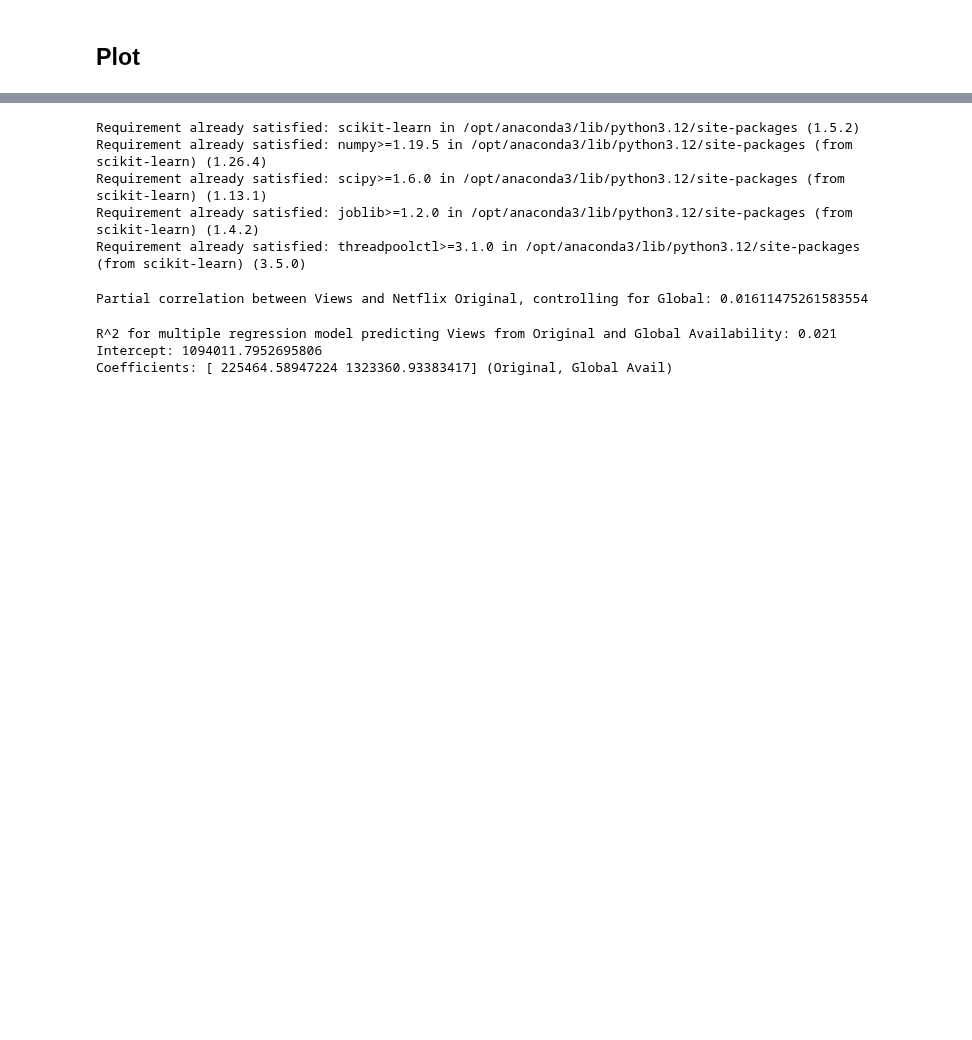
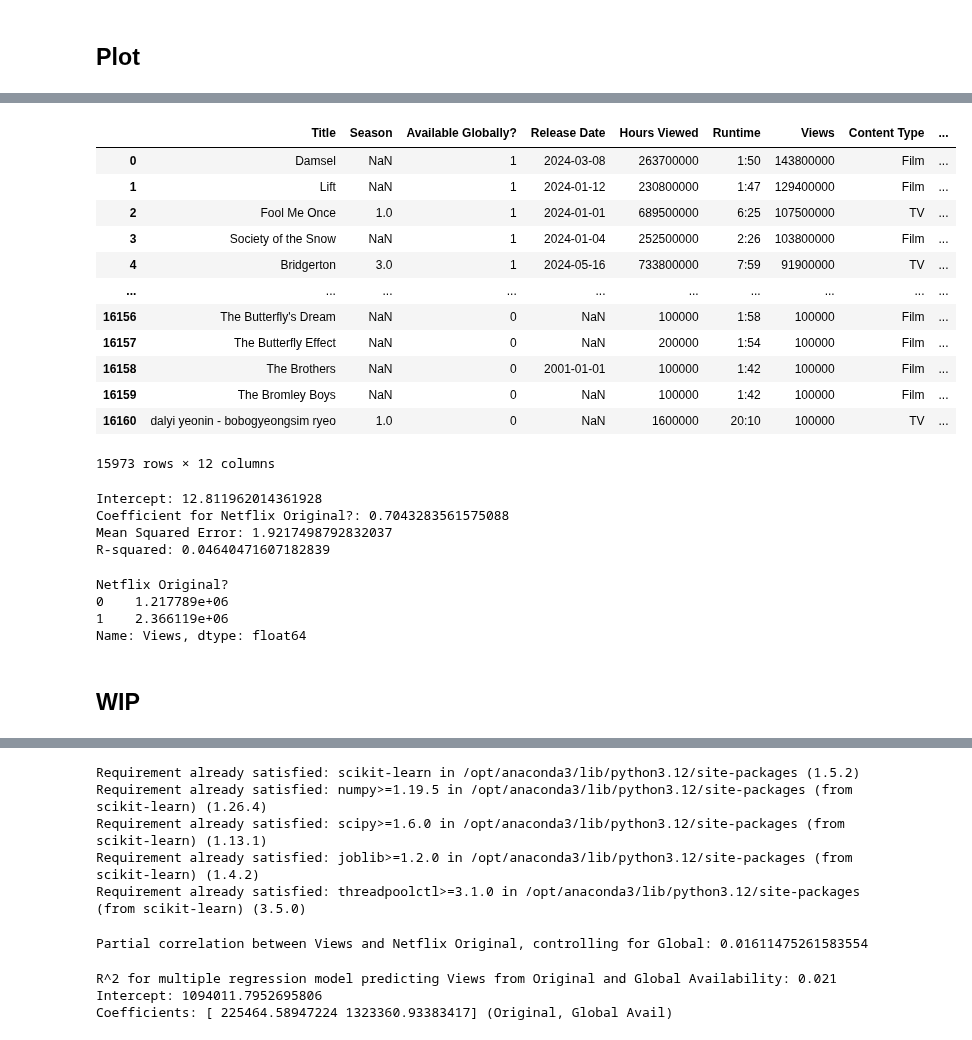
Before and after one commit to dtuesta1/Netflix-Engagement-Report, a Jupyter notebook: Exploratory Data Analysis.ipynb, the cells around one changed output, grey strips where cells are left out. Saved outputs shown, nothing was run; the diff lists cells and outputs as text; code cells hidden in the pictures; blank space fills up the shorter version.

```diff
--- a/Exploratory Data Analysis.ipynb
+++ b/Exploratory Data Analysis.ipynb
@@ -148,3 +145,75 @@ netflix_data
+# %%
+# Convert columns to binary
+netflix_data['Netflix Original?'] = netflix_data['Netflix Original?'].apply(lambda x: 1 if x == 'Yes' else 0)
+netflix_data['Available Globally?'] = netflix_data['Available Globally?'].apply(lambda x: 1 if x == 'Yes' else 0)
+
+# Convert 'Runtime' to minutes
+def convert_runtime(runtime):
+    try:
+        if pd.isna(runtime):
+            return None
+        hours, minutes = map(int, runtime.split(':'))  # Split and convert to integers
+        return hours * 60 + minutes
+    except (ValueError, AttributeError):  # cases where runtime is invalid
+        return None
+
+netflix_data['Runtime (Minutes)'] = netflix_data['Runtime'].apply(convert_runtime)
+
+# Drop rows with missing values in selected columns
+netflix_df_cleaned = netflix_data.dropna(subset=['Hours Viewed', 'Views', 'Runtime (Minutes)'])
+
+netflix_df_cleaned
+# %% [output]
+|  | Title | Season | Available Globally? | Release Date | Hours Viewed | Runtime | Views | Content Type | ... |
+| 0 | Damsel | NaN | 1 | 2024-03-08 | 263700000 | 1:50 | 143800000 | Film | ... |
+| 1 | Lift | NaN | 1 | 2024-01-12 | 230800000 | 1:47 | 129400000 | Film | ... |
+| 2 | Fool Me Once | 1.0 | 1 | 2024-01-01 | 689500000 | 6:25 | 107500000 | TV | ... |
+| 3 | Society of the Snow | NaN | 1 | 2024-01-04 | 252500000 | 2:26 | 103800000 | Film | ... |
+| 4 | Bridgerton | 3.0 | 1 | 2024-05-16 | 733800000 | 7:59 | 91900000 | TV | ... |
+| ... | ... | ... | ... | ... | ... | ... | ... | ... | ... |
+| 16156 | The Butterfly's Dream | NaN | 0 | NaN | 100000 | 1:58 | 100000 | Film | ... |
+| 16157 | The Butterfly Effect | NaN | 0 | NaN | 200000 | 1:54 | 100000 | Film | ... |
+| 16158 | The Brothers | NaN | 0 | 2001-01-01 | 100000 | 1:42 | 100000 | Film | ... |
+| 16159 | The Bromley Boys | NaN | 0 | NaN | 100000 | 1:42 | 100000 | Film | ... |
+| 16160 | dalyi yeonin - bobogyeongsim ryeo | 1.0 | 0 | NaN | 1600000 | 20:10 | 100000 | TV | ... |
+15973 rows × 12 columns
+# %%
+netflix_df_cleaned.loc[:, 'Log Views'] = np.log1p(netflix_df_cleaned['Views'])
+
+# Define variables
+X = netflix_df_cleaned[['Netflix Original?']]
+y = netflix_df_cleaned['Log Views']
+
+# Train-test split
+X_train, X_test, y_train, y_test = train_test_split(X, y, test_size=0.2, random_state=42)
+
+# Train the regression model
+reg = LinearRegression()
+reg.fit(X_train, y_train)
+
+# Predictions
+y_pred = reg.predict(X_test)
+
+# Model insights
+print("Intercept:", reg.intercept_)
+print("Coefficient for Netflix Original?:", reg.coef_[0])
+print("Mean Squared Error:", mean_squared_error(y_test, y_pred))
+print("R-squared:", r2_score(y_test, y_pred))
+# %% [output]
+Intercept: 12.811962014361928
+Coefficient for Netflix Original?: 0.7043283561575088
+Mean Squared Error: 1.9217498792832037
+R-squared: 0.04640471607182839
+# %%
+avg_views = netflix_df_cleaned.groupby('Netflix Original?')['Views'].mean()
+print(avg_views)
+# %% [output]
+Netflix Original?
+0    1.217789e+06
+1    2.366119e+06
+Name: Views, dtype: float64
+# %% [markdown]
+## WIP
 # %%
 correlation_education_income = netflix_data['Views'].corr(netflix_data['Binary Original'])
 print(f'Correlation between Views and Netflix Original: {correlation_education_income}')
```
Also changed, not shown: parts of 15 cells of this notebook, 1 other file.
